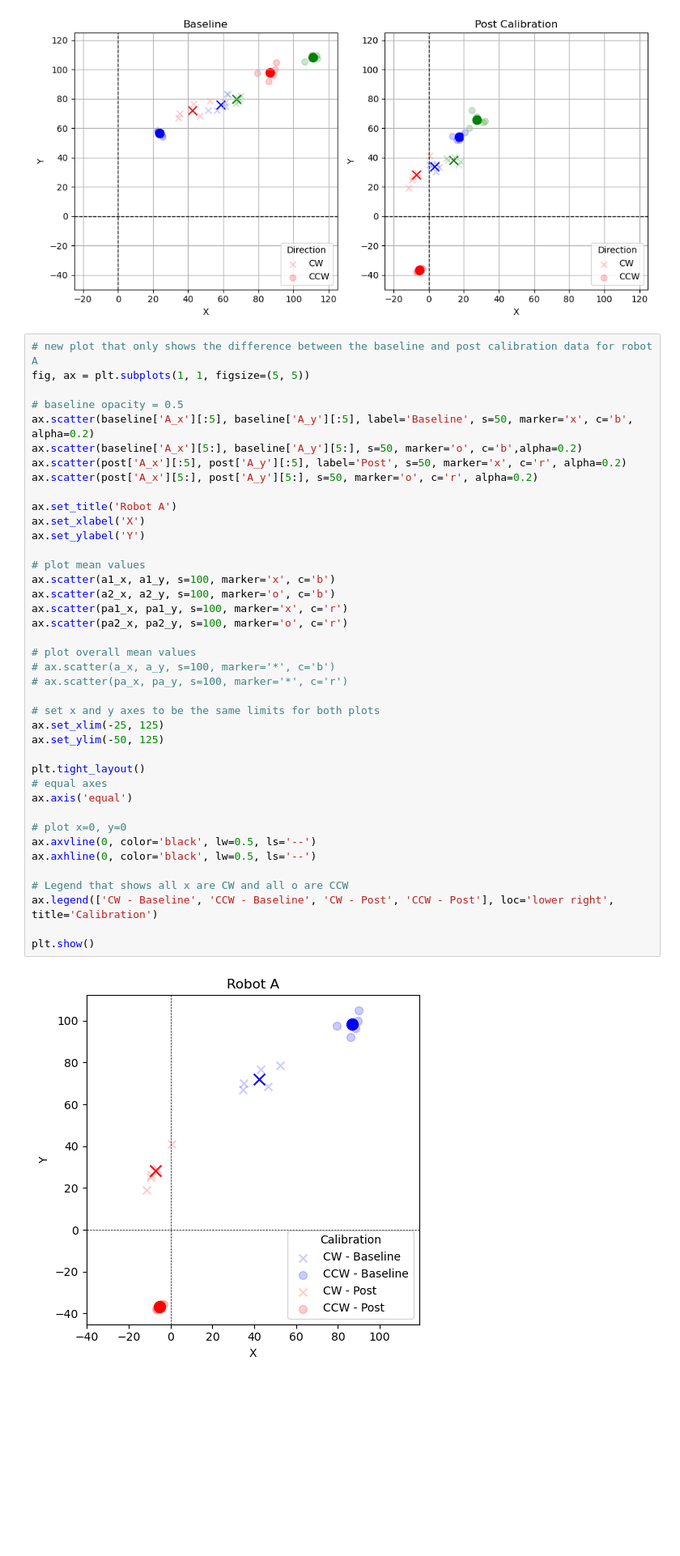
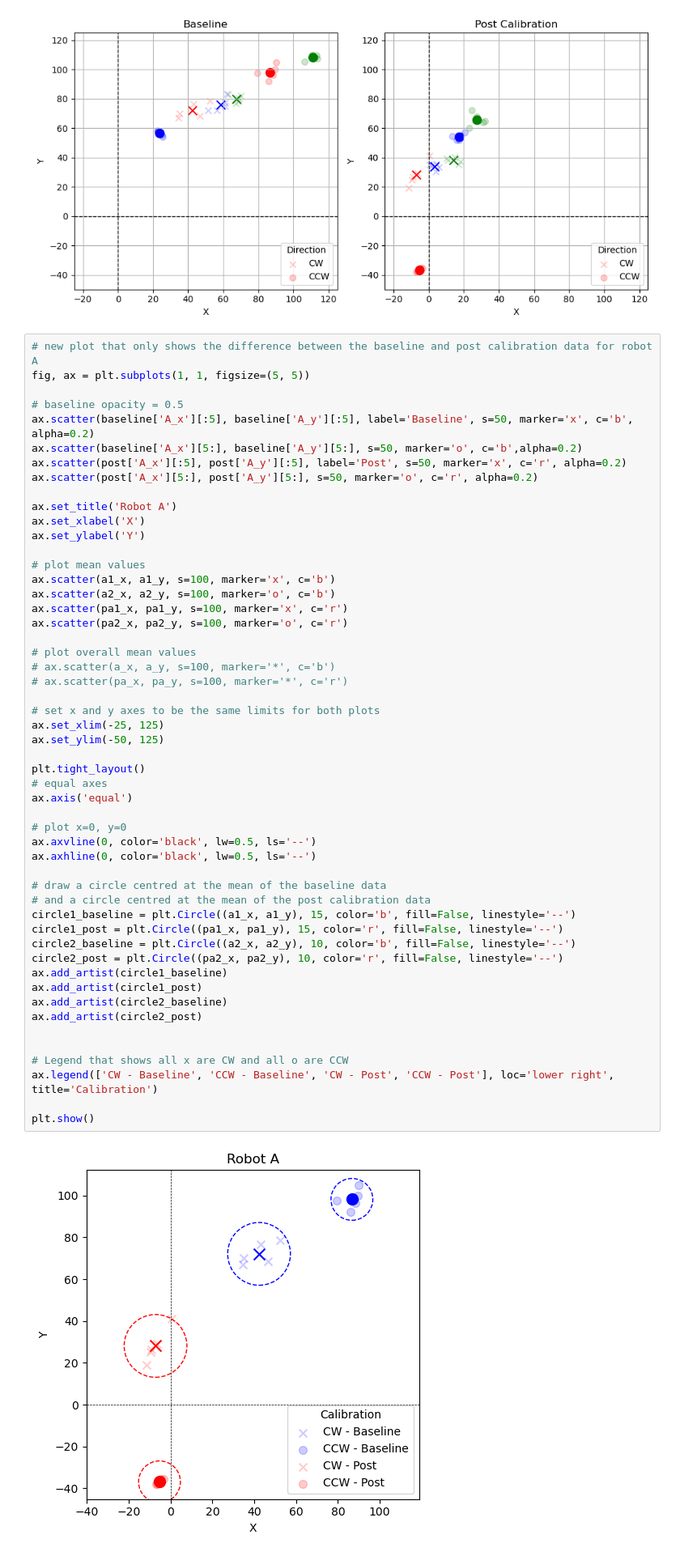
Before and after one commit to pilipb/Robotics-A2, a Jupyter notebook: Plotting/xy_plots.ipynb, the cells around one changed output. Shown at 81% size. Cells and saved outputs as stored; diff of their text form; blank space fills up the shorter version.

```diff
--- a/Plotting/xy_plots.ipynb
+++ b/Plotting/xy_plots.ipynb
@@ -131,34 +131,46 @@ ax.set_title('Robot A')
 ax.set_xlabel('X')
 ax.set_ylabel('Y')
 
 # plot mean values
 ax.scatter(a1_x, a1_y, s=100, marker='x', c='b')
 ax.scatter(a2_x, a2_y, s=100, marker='o', c='b')
 ax.scatter(pa1_x, pa1_y, s=100, marker='x', c='r')
 ax.scatter(pa2_x, pa2_y, s=100, marker='o', c='r')
 
 # plot overall mean values
 # ax.scatter(a_x, a_y, s=100, marker='*', c='b')
 # ax.scatter(pa_x, pa_y, s=100, marker='*', c='r')
 
 # set x and y axes to be the same limits for both plots
 ax.set_xlim(-25, 125)
 ax.set_ylim(-50, 125)
 
 plt.tight_layout()
 # equal axes
 ax.axis('equal')
 
 # plot x=0, y=0
 ax.axvline(0, color='black', lw=0.5, ls='--')
 ax.axhline(0, color='black', lw=0.5, ls='--')
 
+# draw a circle centred at the mean of the baseline data
+# and a circle centred at the mean of the post calibration data
+circle1_baseline = plt.Circle((a1_x, a1_y), 15, color='b', fill=False, linestyle='--')
+circle1_post = plt.Circle((pa1_x, pa1_y), 15, color='r', fill=False, linestyle='--')
+circle2_baseline = plt.Circle((a2_x, a2_y), 10, color='b', fill=False, linestyle='--')
+circle2_post = plt.Circle((pa2_x, pa2_y), 10, color='r', fill=False, linestyle='--')
+ax.add_artist(circle1_baseline)
+ax.add_artist(circle1_post)
+ax.add_artist(circle2_baseline)
+ax.add_artist(circle2_post)
+
+
 # Legend that shows all x are CW and all o are CCW
 ax.legend(['CW - Baseline', 'CCW - Baseline', 'CW - Post', 'CCW - Post'], loc='lower right', title='Calibration')
 
 plt.show()
 # %% [output]
-[figure, old version]
+[figure, new version]
 # %%
 # a new plot that shows the difference between the baseline and post calibration data for all robots but only CW
 fig, ax = plt.subplots(1, 1, figsize=(5, 5))
```
Also changed, not shown: 2 other files.
